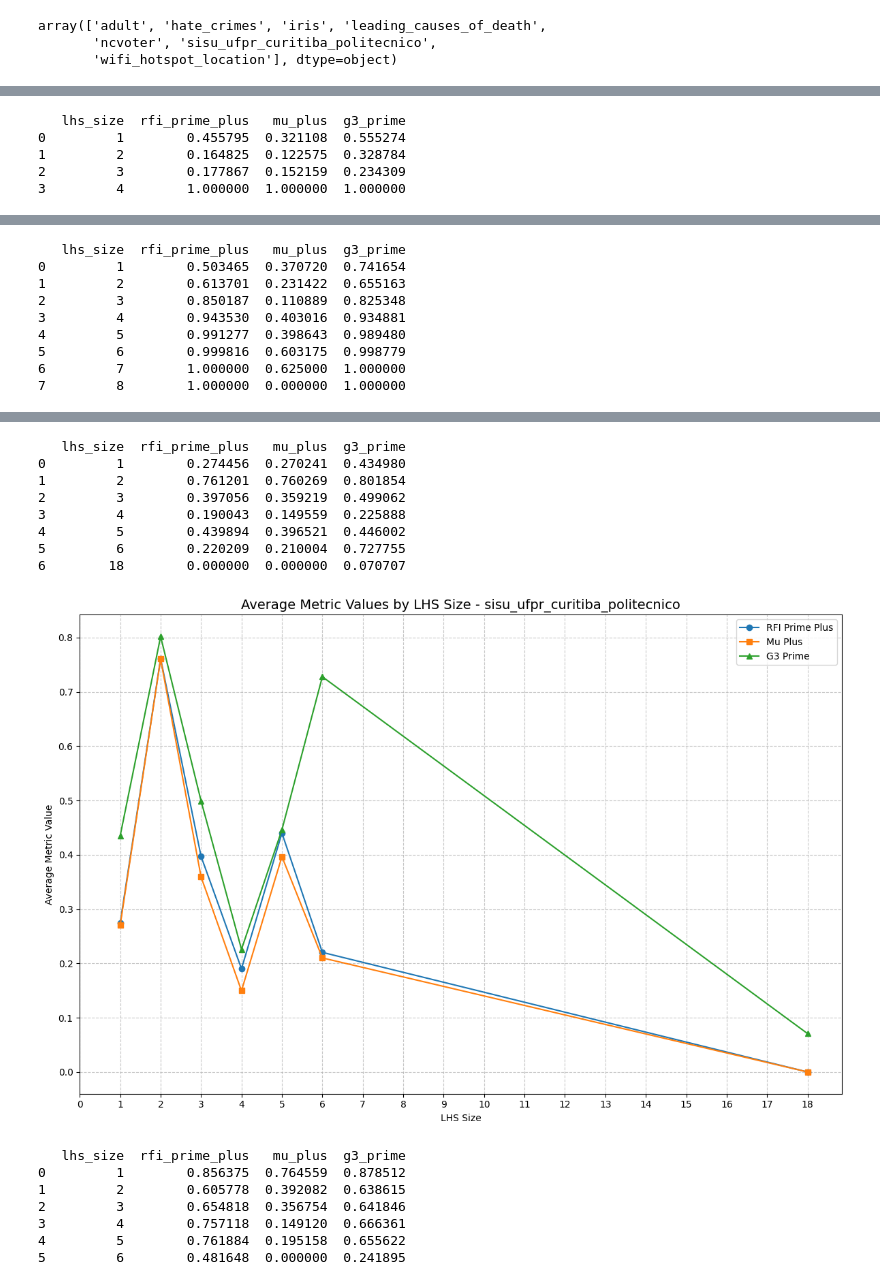
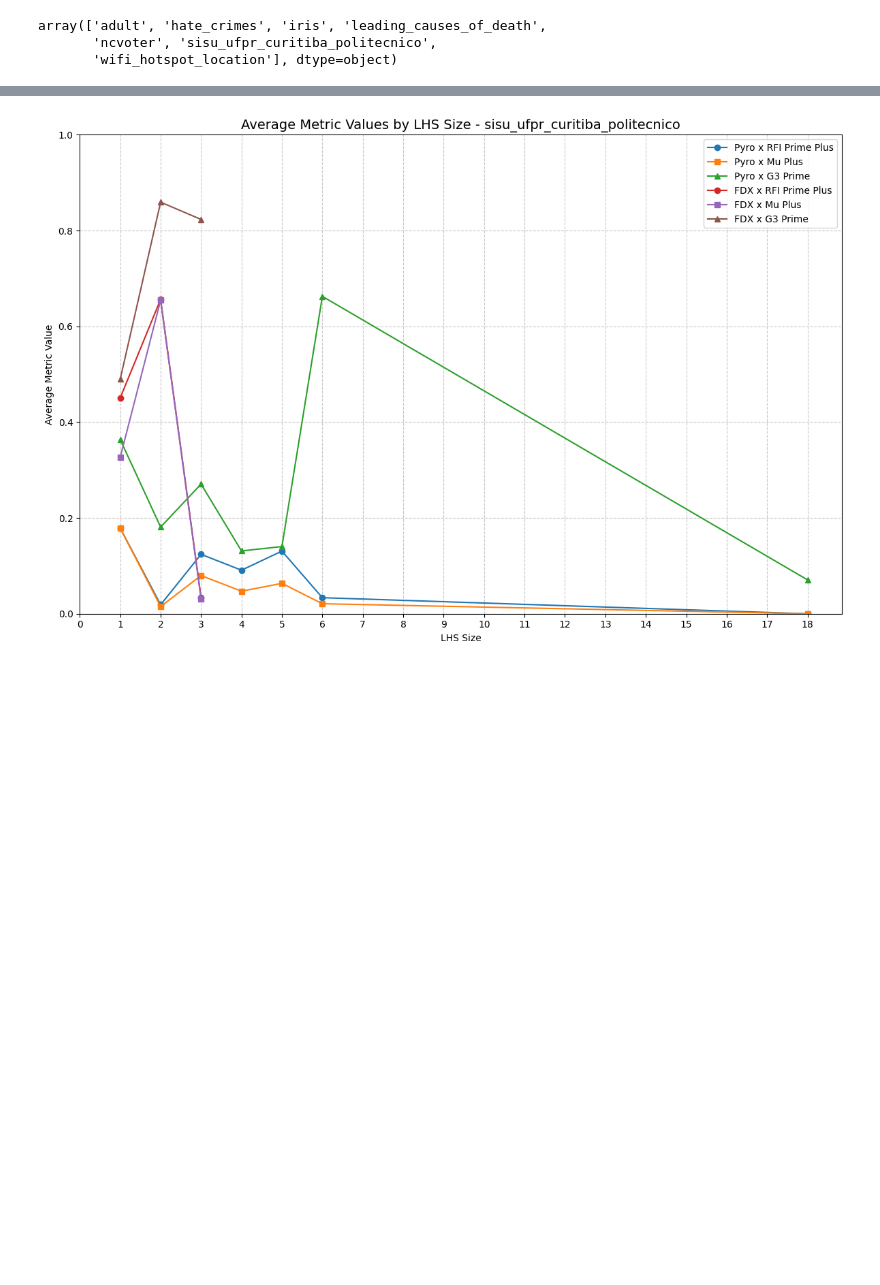
Before and after one commit to AlexF99/tcc, a Jupyter notebook: src/metrics/visualizations/lhs.ipynb, the cells around one changed output, grey strips where cells are left out. Drawn from its saved outputs; the diff is of its cells as text; code cells hidden in the pictures; blank space fills up the shorter version.

Commit message:
lhs line plots

```diff
--- a/src/metrics/visualizations/lhs.ipynb
+++ b/src/metrics/visualizations/lhs.ipynb
@@ -88,17 +88,13 @@ array(['adult', 'hate_crimes', 'iris', 'leading_causes_of_death',
 # %%
 # Now create line plots showing average metric values per LHS size for each dataset
 for dataset in global_df['dataset'].unique():
-    dataset_df = global_df[global_df['dataset'] == dataset]
 
-    # print(dataset_df)
+    pyro_df = global_df[(global_df['dataset'] == dataset) & (global_df['algorithm'] == 'pyro')]
+    fdx_df = global_df[(global_df['dataset'] == dataset) & (global_df['algorithm'] == 'fdx')]
 
-    # Calculate average of each metric for each LHS size
-    # Count the number of FDs for each LHS size
     fd_counts = dataset_df.groupby('lhs_size').size()
 
-    # Calculate weighted average of each metric for each LHS size
-    # First, compute the weighted sum of metrics * count
-    weighted_sums = dataset_df.groupby('lhs_size').apply(
+    avg_by_lhs_pyro = pyro_df.groupby('lhs_size').apply(
         lambda x: pd.Series({
             'rfi_prime_plus': x['rfi_prime_plus'].mean(),
             'mu_plus': x['mu_plus'].mean(),
@@ -106,18 +102,26 @@ for dataset in global_df['dataset'].unique():
         })
     ).reset_index()
 
-    print(weighted_sums)
+    avg_by_lhs_fdx = fdx_df.groupby('lhs_size').apply(
+        lambda x: pd.Series({
+            'rfi_prime_plus': x['rfi_prime_plus'].mean(),
+            'mu_plus': x['mu_plus'].mean(),
+            'g3_prime': x['g3_prime'].mean()
+        })
+    ).reset_index()
 
-    # Rename to avg_by_lhs to maintain compatibility with rest of code
-    avg_by_lhs = weighted_sums
 
     # Create a figure
     plt.figure(figsize=(12, 8))
 
     # Plot line for each metric
-    plt.plot(avg_by_lhs['lhs_size'], avg_by_lhs['rfi_prime_plus'], marker='o', label='RFI Prime Plus')
-    plt.plot(avg_by_lhs['lhs_size'], avg_by_lhs['mu_plus'], marker='s', label='Mu Plus')
-    plt.plot(avg_by_lhs['lhs_size'], avg_by_lhs['g3_prime'], marker='^', label='G3 Prime')
+    plt.plot(avg_by_lhs_pyro['lhs_size'], avg_by_lhs_pyro['rfi_prime_plus'], marker='o', label='Pyro x RFI Prime Plus')
+    plt.plot(avg_by_lhs_pyro['lhs_size'], avg_by_lhs_pyro['mu_plus'], marker='s', label='Pyro x Mu Plus')
+    plt.plot(avg_by_lhs_pyro['lhs_size'], avg_by_lhs_pyro['g3_prime'], marker='^', label='Pyro x G3 Prime')
+
+    plt.plot(avg_by_lhs_fdx['lhs_size'], avg_by_lhs_fdx['rfi_prime_plus'], marker='o', label='FDX x RFI Prime Plus')
+    plt.plot(avg_by_lhs_fdx['lhs_size'], avg_by_lhs_fdx['mu_plus'], marker='s', label='FDX x Mu Plus')
+    plt.plot(avg_by_lhs_fdx['lhs_size'], avg_by_lhs_fdx['g3_prime'], marker='^', label='FDX x G3 Prime')
 
     # Set title and labels
     plt.title(f'Average Metric Values by LHS Size - {dataset}', fontsize=14)
@@ -125,8 +129,9 @@ for dataset in global_df['dataset'].unique():
     plt.ylabel('Average Metric Value')
 
     # Set x-ticks to integers
-    max_lhs = dataset_df['lhs_size'].max()
+    max_lhs = 18
     plt.xticks(range(int(max_lhs) + 1))
+    plt.ylim(0, 1)
 
     # Add legend
     plt.legend()
@@ -164,5 +147,0 @@ for dataset in global_df['dataset'].unique():
-   lhs_size  rfi_prime_plus   mu_plus  g3_prime
-0         1        0.455795  0.321108  0.555274
-1         2        0.164825  0.122575  0.328784
-2         3        0.177867  0.152159  0.234309
-3         4        1.000000  1.000000  1.000000
@@ -170,9 +148,0 @@ for dataset in global_df['dataset'].unique():
-   lhs_size  rfi_prime_plus   mu_plus  g3_prime
-0         1        0.503465  0.370720  0.741654
-1         2        0.613701  0.231422  0.655163
-2         3        0.850187  0.110889  0.825348
-3         4        0.943530  0.403016  0.934881
-4         5        0.991277  0.398643  0.989480
-5         6        0.999816  0.603175  0.998779
-6         7        1.000000  0.625000  1.000000
-7         8        1.000000  0.000000  1.000000
@@ -180,16 +150 @@ for dataset in global_df['dataset'].unique():
-   lhs_size  rfi_prime_plus   mu_plus  g3_prime
-0         1        0.274456  0.270241  0.434980
-1         2        0.761201  0.760269  0.801854
-2         3        0.397056  0.359219  0.499062
-3         4        0.190043  0.149559  0.225888
-4         5        0.439894  0.396521  0.446002
-5         6        0.220209  0.210004  0.727755
-6        18        0.000000  0.000000  0.070707
-[figure, old version]
+[figure, new version]
-   lhs_size  rfi_prime_plus   mu_plus  g3_prime
-0         1        0.856375  0.764559  0.878512
-1         2        0.605778  0.392082  0.638615
-2         3        0.654818  0.356754  0.641846
-3         4        0.757118  0.149120  0.666361
-4         5        0.761884  0.195158  0.655622
-5         6        0.481648  0.000000  0.241895
```
Also changed, not shown: parts of 1 cell of this notebook.
